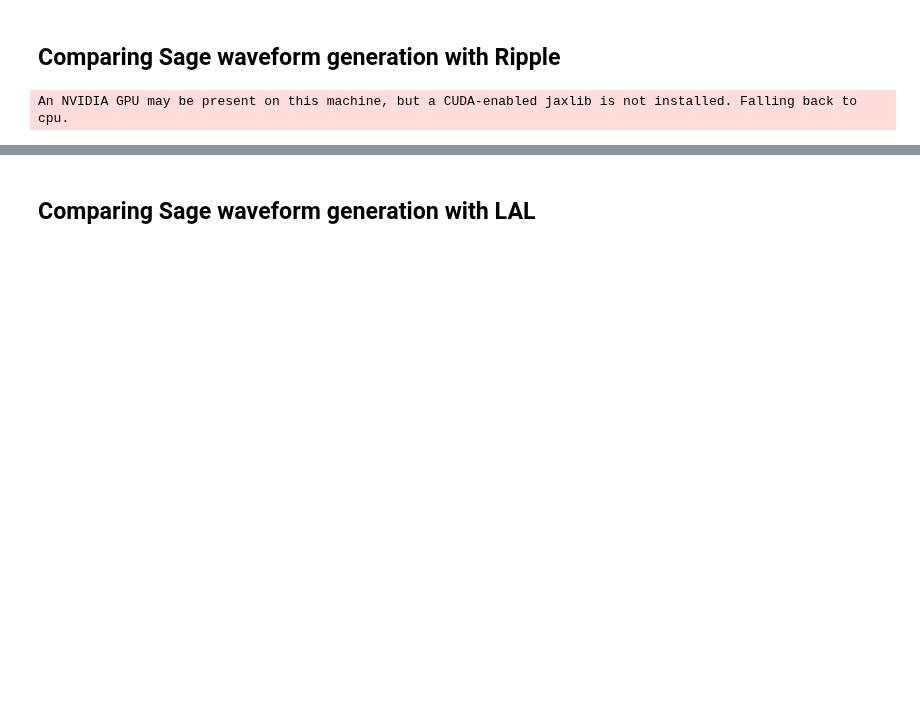
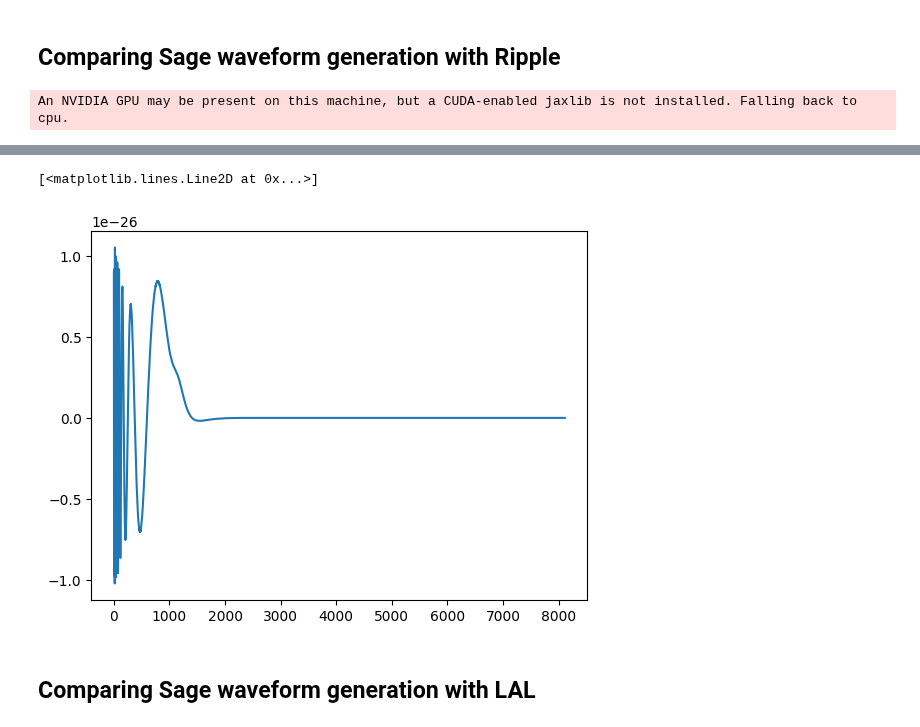
Before and after one commit to nnarenraju/sage, a Jupyter notebook: repro/start_here.ipynb, the cells around one changed output, grey strips where cells are left out. Drawn from its saved outputs; the diff is of its cells as text; code cells hidden in the pictures; blank space fills up the shorter version.

```diff
--- a/repro/start_here.ipynb
+++ b/repro/start_here.ipynb
@@ -318,3 +324,8 @@ plt.xlim(0, 100)
+# %%
+plt.plot(hp_sage - hp_ripple)
+# %% [output]
+[<matplotlib.lines.Line2D at 0x...>]
+[figure, added]
 # %% [markdown]
 ## Comparing Sage waveform generation with LAL
 # %%
```
Also changed, not shown: parts of 7 cells of this notebook.
